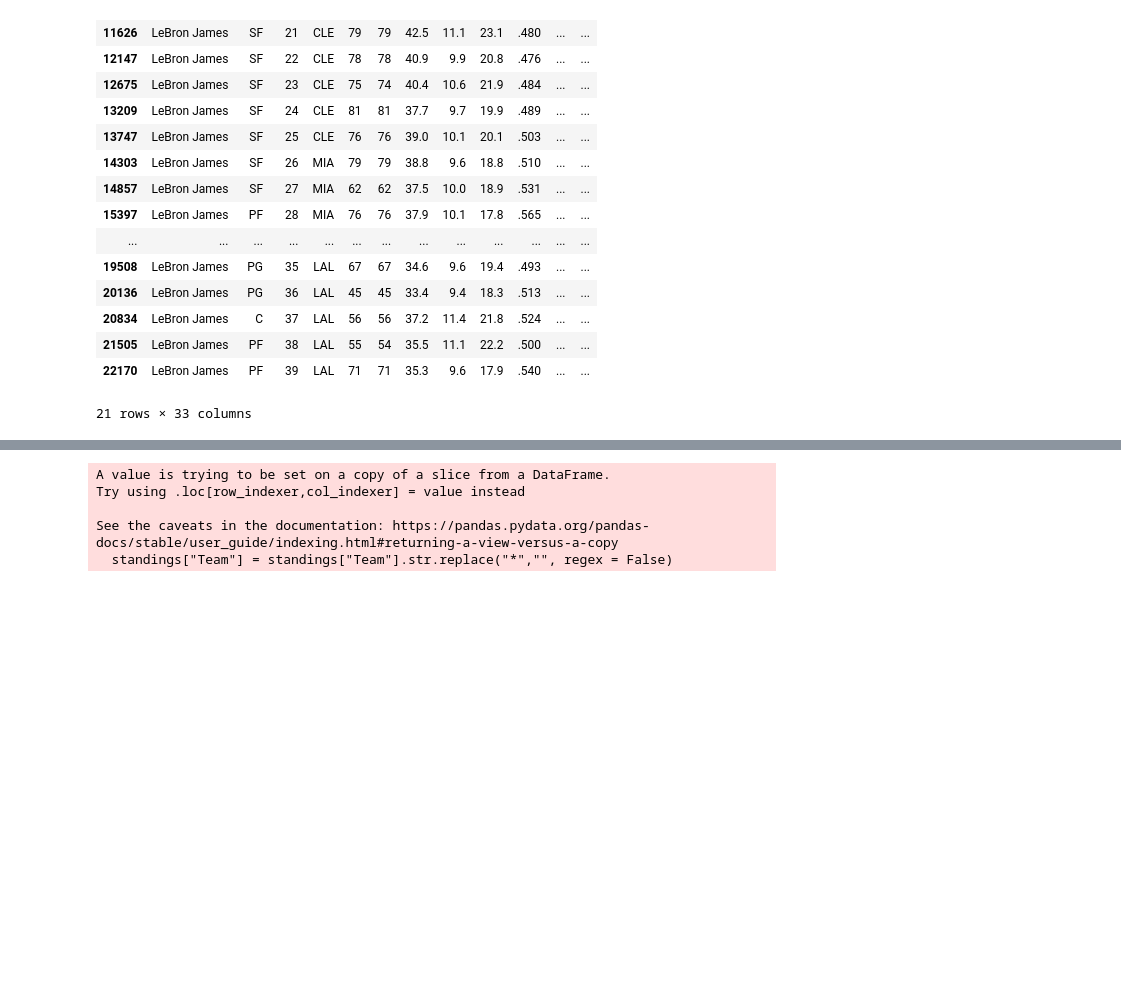
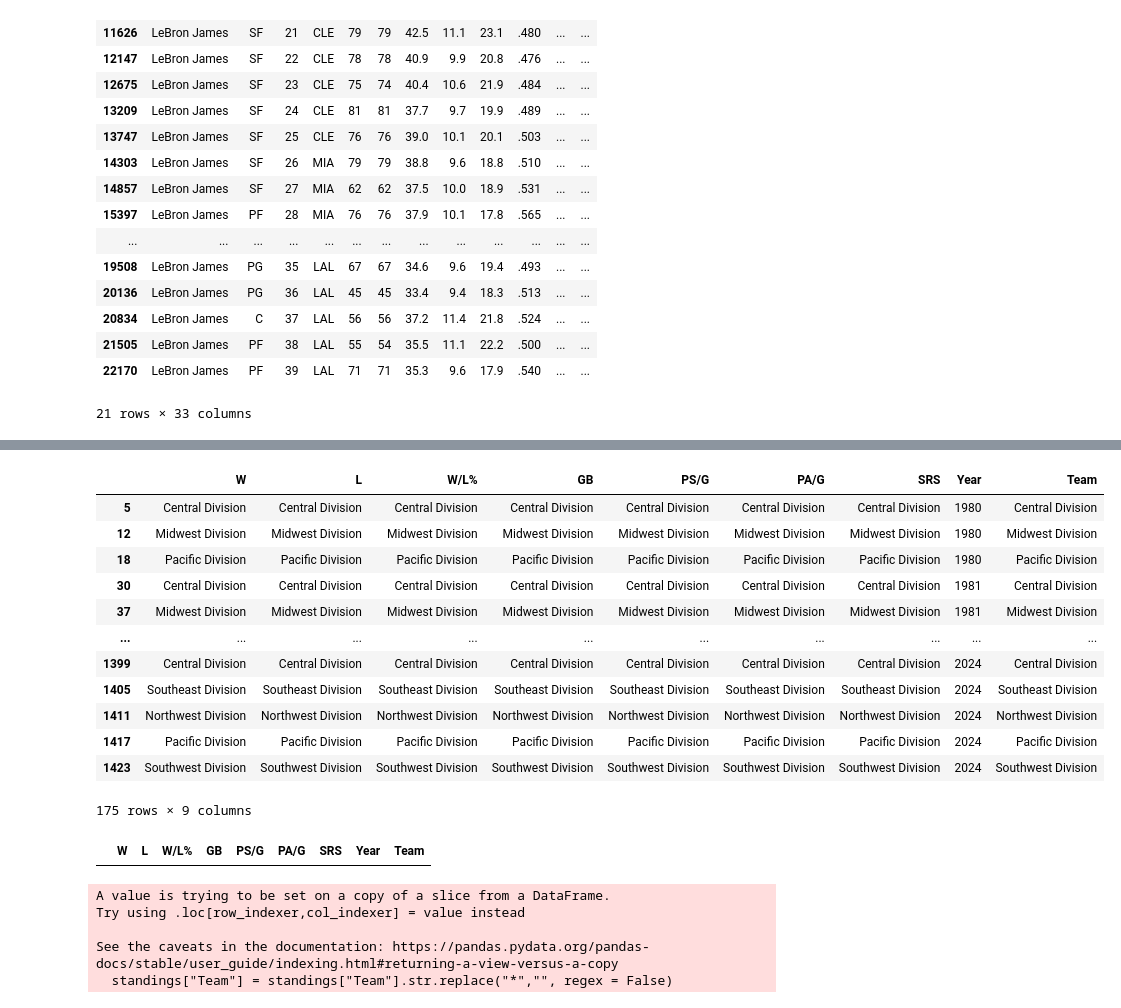
Before and after one commit to KaydenVandecaveye/NBA-MVP-Classification, a Jupyter notebook: nba_data_cleaning.ipynb, the cells around one changed output, grey strips where cells are left out. Cells and saved outputs as stored; diff of their text form; code cells hidden in the pictures; blank space fills up the shorter version.

```diff
--- a/nba_data_cleaning.ipynb
+++ b/nba_data_cleaning.ipynb
@@ -185,7 +179,27 @@ standings
 # %%
 del standings["Unnamed: 0"]
+# %%
+standings[standings["W"].str.contains("Division")]
+# %% [output]
+|  | W | L | W/L% | GB | PS/G | PA/G | SRS | Year | Team |
+| 5 | Central Division | Central Division | Central Division | Central Division | Central Division | Central Division | Central Division | 1980 | Central Division |
+| 12 | Midwest Division | Midwest Division | Midwest Division | Midwest Division | Midwest Division | Midwest Division | Midwest Division | 1980 | Midwest Division |
+| 18 | Pacific Division | Pacific Division | Pacific Division | Pacific Division | Pacific Division | Pacific Division | Pacific Division | 1980 | Pacific Division |
+| 30 | Central Division | Central Division | Central Division | Central Division | Central Division | Central Division | Central Division | 1981 | Central Division |
+| 37 | Midwest Division | Midwest Division | Midwest Division | Midwest Division | Midwest Division | Midwest Division | Midwest Division | 1981 | Midwest Division |
+| ... | ... | ... | ... | ... | ... | ... | ... | ... | ... |
+| 1399 | Central Division | Central Division | Central Division | Central Division | Central Division | Central Division | Central Division | 2024 | Central Division |
+| 1405 | Southeast Division | Southeast Division | Southeast Division | Southeast Division | Southeast Division | Southeast Division | Southeast Division | 2024 | Southeast Division |
+| 1411 | Northwest Division | Northwest Division | Northwest Division | Northwest Division | Northwest Division | Northwest Division | Northwest Division | 2024 | Northwest Division |
+| 1417 | Pacific Division | Pacific Division | Pacific Division | Pacific Division | Pacific Division | Pacific Division | Pacific Division | 2024 | Pacific Division |
+| 1423 | Southwest Division | Southwest Division | Southwest Division | Southwest Division | Southwest Division | Southwest Division | Southwest Division | 2024 | Southwest Division |
+175 rows × 9 columns
 # %%
 standings = standings[~standings["W"].str.contains("Division")]
+# %%
+standings[standings["W"].str.contains("Division")]
+# %% [output]
+|  | W | L | W/L% | GB | PS/G | PA/G | SRS | Year | Team |
 # %%
 standings["Team"] = standings["Team"].str.replace("*","", regex = False)
 # %% [output]
```
Also changed, not shown: parts of 13 cells of this notebook.
